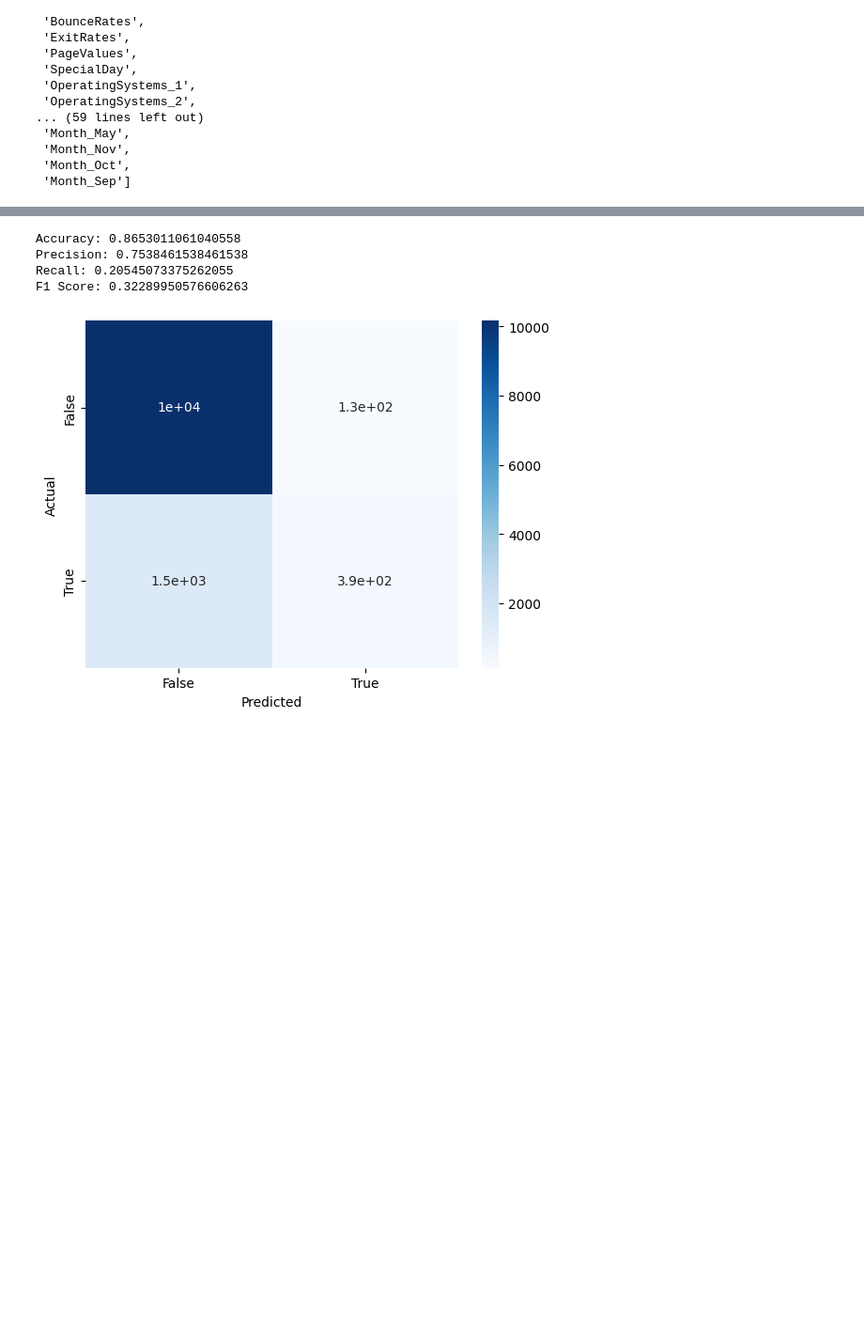
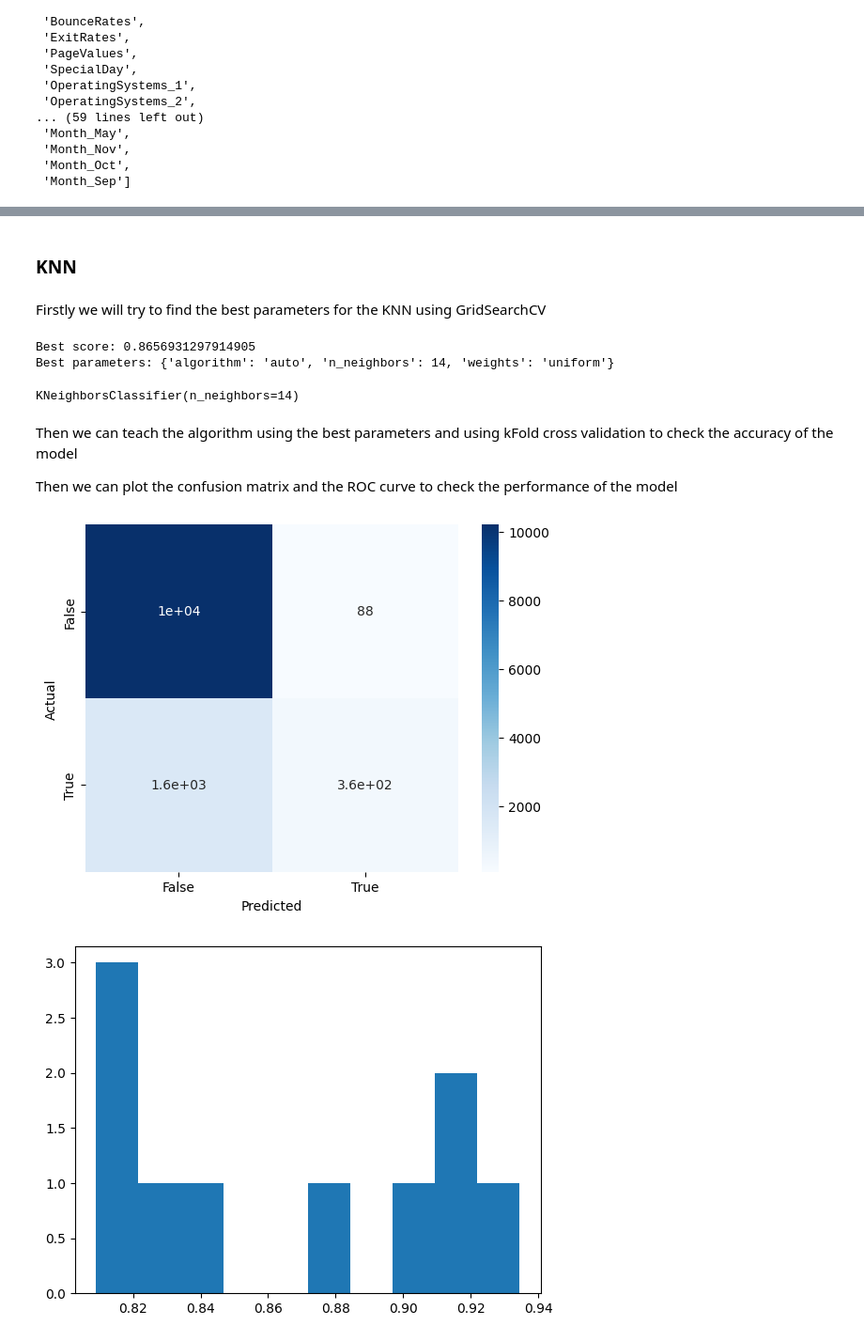
Before and after one commit to Joanaigs/Predict-Shopper-Behaviour-IA-Proj2, a Jupyter notebook: notebook.ipynb, the cells around one changed output, grey strips where cells are left out. Shown at 94% size. Saved outputs shown, nothing was run; the diff lists cells and outputs as text; code cells hidden in the pictures; blank space fills up the shorter version.

```diff
--- a/notebook.ipynb
+++ b/notebook.ipynb
@@ -231,9 +313,45 @@ check_call(['dot','-Tpng','dtc_tree.dot','-o','dtc_tree.png'])
+# %% [markdown]
+### KNN
+# %% [markdown]
+Firstly we will try to find the best parameters for the KNN using GridSearchCV
+# %%
+knn = KNeighborsClassifier()
+
+parameter_grid = {'n_neighbors': [5, 6, 7, 8, 9, 10,12, 14, 15,16, 20],
+                  'weights': ['uniform', 'distance'],
+                  'algorithm': ['auto', 'ball_tree', 'kd_tree', 'brute'],
+                  'n_jobs': [None, 1, 2, 3],
+                  'leaf_size': [10, 20, 30, 40, 50],
+                  'p': [1, 2, 3, 4, 5],
+                  'metric': ['minkowski', 'euclidean', 'manhattan', 'chebyshev'],
+                  'metric_params': [None, 1, 2, 3, 4, 5],
+                  }
+
+
+cross_validation = KFold(n_splits=10)
+
+grid_search = GridSearchCV( knn,
+                           param_grid=parameter_grid,
+                           cv=cross_validation)
+
+grid_search.fit(all_inputs, all_labels)
+
+print('Best score: {}'.format(grid_search.best_score_))
+print('Best parameters: {}'.format(grid_search.best_params_))
+
+knn_classifier = grid_search.best_estimator_
+knn_classifier
+# %% [output]
+Best score: 0.8656931297914905
+Best parameters: {'algorithm': 'auto', 'n_neighbors': 14, 'weights': 'uniform'}
+KNeighborsClassifier(n_neighbors=14)
+# %% [markdown]
+Then we can teach the algorithm using the best parameters and using kFold cross validation to check the accuracy of the model
+
+Then we can plot the confusion matrix and the ROC curve to check the performance of the model
 # %%
 knn_classifier = KNeighborsClassifier(n_neighbors=14)
-trainingAndPredictionsWithKFold(knn_classifier)
+model_KNN_Kfold=trainingAndPredictionsWithKFold(knn_classifier, "KNN")
 # %% [output]
-Accuracy: 0.8653011061040558
-Precision: 0.7538461538461538
-Recall: 0.20545073375262055
-F1 Score: 0.32289950576606263
-[figure, old version]
+[figure, new version]
+[figure, added]
```
Also changed, not shown: parts of 21 cells of this notebook, 3 other files.
